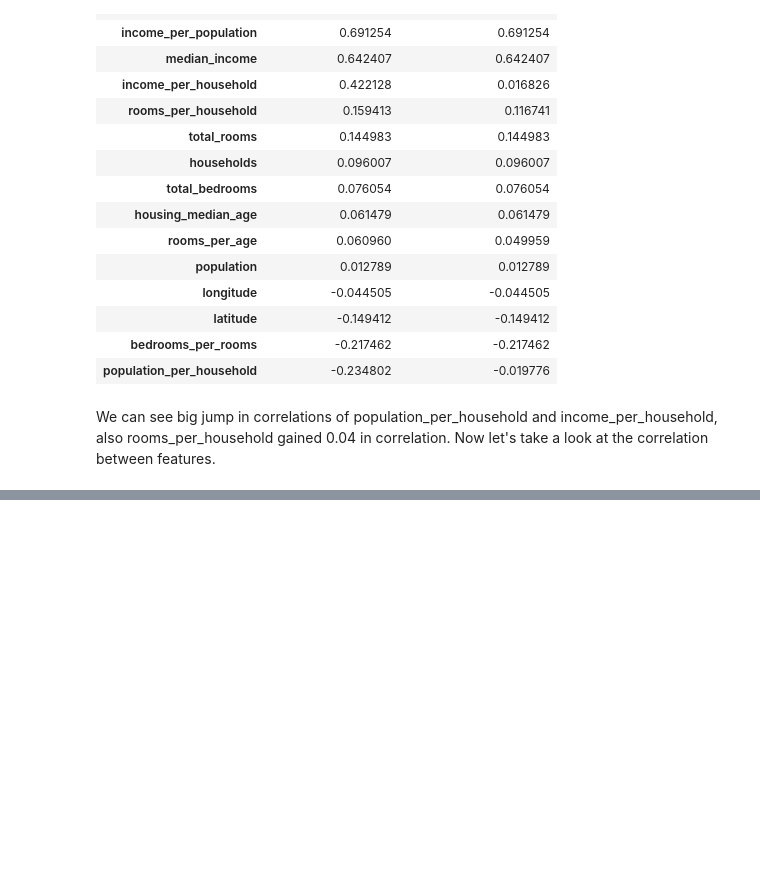
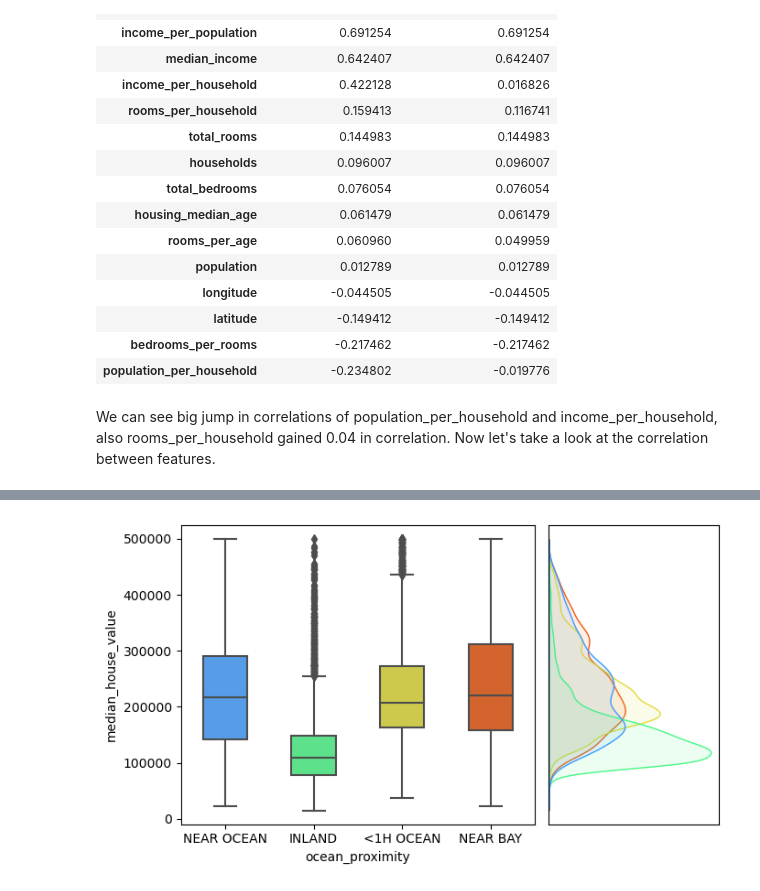
Before and after one commit to jack-sparrowh/California_Housing_Prices, a Jupyter notebook: Chapter_2_housing.ipynb, the cells around one changed output, grey strips where cells are left out. Cells and saved outputs as stored; diff of their text form; code cells hidden in the pictures; blank space fills up the shorter version.

```diff
--- a/Chapter_2_housing.ipynb
+++ b/Chapter_2_housing.ipynb
@@ -492,0 +540,3 @@ from classes_for_pipeline_py import MulticollinearityHandler, small_PCA
+# %%
+# drop the island
+tr_cat.loc[tr_cat['ocean_proximity'] == 'ISLAND', 'ocean_proximity'] = np.nan
@@ -492,0 +545,15 @@ from classes_for_pipeline_py import MulticollinearityHandler, small_PCA
+# %%
+plt.figure(figsize=(7, 4))
+plt.subplot(1, 3, (1, 2))
+sns.boxplot(x='ocean_proximity', y='median_house_value', data=tr_cat,
+            width=0.5, palette='turbo')
+plt.subplot(1, 3, 3)
+g = sns.kdeplot(y='median_house_value', data=tr_cat, hue='ocean_proximity',
+                palette='turbo', legend=False,
+                bw_adjust=1, common_norm=False,
+                alpha=0.1, fill=True)
+g.set(xlabel=(''), ylabel=(''), xticks=([]), yticks=([]))
+plt.tight_layout()
+plt.show()
+# %% [output]
+[figure, added]
```
Also changed, not shown: parts of 44 cells of this notebook, 1 other file.
